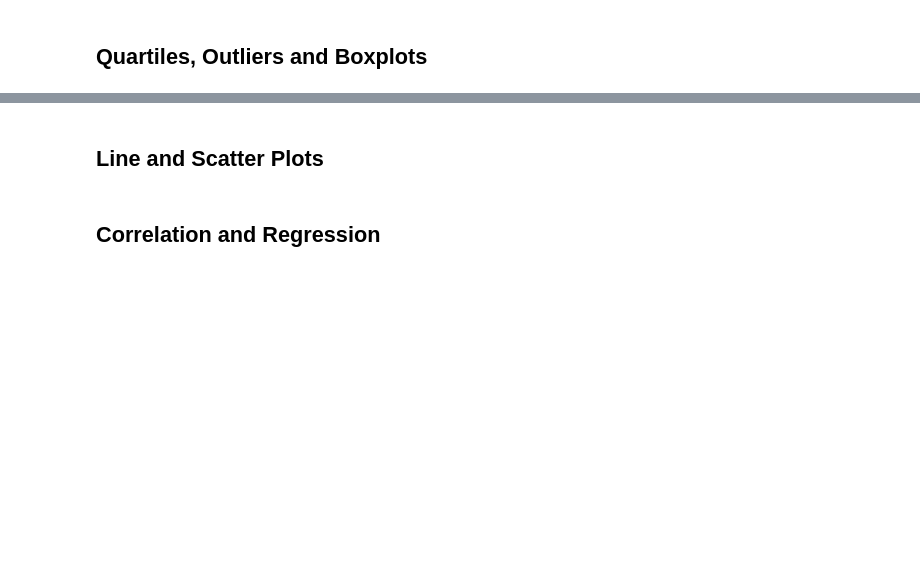
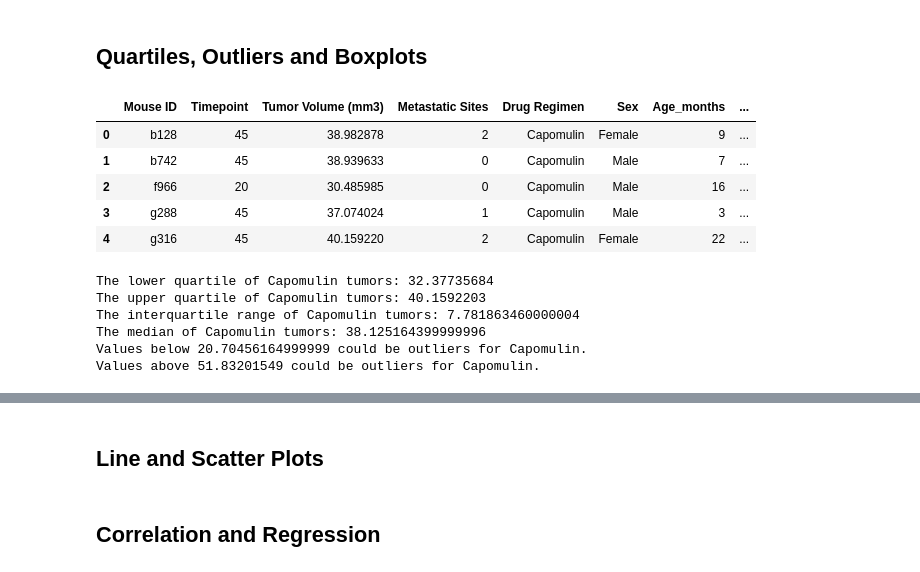
Before and after one commit to byronpineda225/Matplotlib-challenge, a Jupyter notebook: Pymaceuticals/pymaceuticals_starter.ipynb, the cells around one changed output, grey strips where cells are left out. Drawn from its saved outputs; the diff is of its cells as text; code cells hidden in the pictures; blank space fills up the shorter version.

```diff
--- a/Pymaceuticals/pymaceuticals_starter.ipynb
+++ b/Pymaceuticals/pymaceuticals_starter.ipynb
@@ -28,6 +28,8 @@ mouse_study = mouse_metadata.merge(study_results, how='inner', on='Mouse ID')
 mouse_study = mouse_study[["Mouse ID","Timepoint","Tumor Volume (mm3)", "Metastatic Sites",
                            "Drug Regimen","Sex","Age_months","Weight (g)" ]]
 
+mouse_study.set_index(["Mouse ID","Timepoint"])
+
 mouse_study.head()
 # %% [output]
 |  | Mouse ID | Timepoint | Tumor Volume (mm3) | Metastatic Sites | Drug Regimen | Sex | Age_months | ... |
@@ -72,6 +74,8 @@ dups
 
 mouse_study = mouse_study.loc[mouse_study["Mouse ID"] != "g989"]
 mouse_study.set_index(["Mouse ID","Timepoint"])
+cleaned_mouse_study = mouse_study
+cleaned_mouse_study.set_index(["Sex","Mouse ID"])
 mouse_study.head()
 # %% [output]
 |  | Mouse ID | Timepoint | Tumor Volume (mm3) | Metastatic Sites | Drug Regimen | Sex | Age_months | ... |
@@ -261,4 +296,23 @@ plt.show()
 # Merge this group df with the original dataframe to get the tumor volume at the last timepoint
+# %%
+# Let's start with Capomulin
+capomulin_regimen_df = cleaned_mouse_study.loc[cleaned_mouse_study["Drug Regimen"] == "Capomulin",:]
+
+# The max timepoint for each Mouse ID for Capomulin
+capomulin_regimen_max_tp = capomulin_regimen_df.groupby("Mouse ID").max()["Timepoint"]
+capomulin_vol_tot = pd.DataFrame(capomulin_regimen_max_tp)
+
+# Grouped dataframe to be merged. Use a left join only want to look at those max timepoints per mouse
+capomulin_regimen_merged = pd.merge(capomulin_vol_tot, cleaned_mouse_study, how="left", on=("Mouse ID","Timepoint"))
+# Quick look
+capomulin_regimen_merged.head()
+# %% [output]
+|  | Mouse ID | Timepoint | Tumor Volume (mm3) | Metastatic Sites | Drug Regimen | Sex | Age_months | ... |
+| 0 | b128 | 45 | 38.982878 | 2 | Capomulin | Female | 9 | ... |
+| 1 | b742 | 45 | 38.939633 | 0 | Capomulin | Male | 7 | ... |
+| 2 | f966 | 20 | 30.485985 | 0 | Capomulin | Male | 16 | ... |
+| 3 | g288 | 45 | 37.074024 | 1 | Capomulin | Male | 3 | ... |
+| 4 | g316 | 45 | 40.159220 | 2 | Capomulin | Female | 22 | ... |
 # %%
 # Put treatments into a list for for loop (and later for plot labels)
 
@@ -278 +327,30 @@ plt.show()
     # Determine outliers using upper and lower bounds
+# %%
+# Calculate the IQR and quantitatively determine if there are any potential outliers
+# for tumor volumes for Capomulin.
+capomulin_tumor_volume = capomulin_regimen_merged["Tumor Volume (mm3)"]
+
+# Let us derive and print out all pertinent data as it may be
+# needed later analysis.
+quartiles = capomulin_tumor_volume.quantile([.25,.5,.75])
+lowerq = quartiles[0.25]
+upperq = quartiles[0.75]
+iqr = upperq-lowerq
+
+print(f"The lower quartile of Capomulin tumors: {lowerq}")
+print(f"The upper quartile of Capomulin tumors: {upperq}")
+print(f"The interquartile range of Capomulin tumors: {iqr}")
+print(f"The median of Capomulin tumors: {quartiles[0.5]} ")
+
+lower_bound = lowerq - (1.5 * iqr)
+upper_bound = upperq + (1.5 * iqr)
+
+print(f"Values below {lower_bound} could be outliers for Capomulin.")
+print(f"Values above {upper_bound} could be outliers for Capomulin.")
+# %% [output]
+The lower quartile of Capomulin tumors: 32.37735684
+The upper quartile of Capomulin tumors: 40.1592203
+The interquartile range of Capomulin tumors: 7.781863460000004
+The median of Capomulin tumors: 38.125164399999996
+Values below 20.70456164999999 could be outliers for Capomulin.
+Values above 51.83201549 could be outliers for Capomulin.
```
Also changed, not shown: parts of 15 cells of this notebook, 4 other files.
